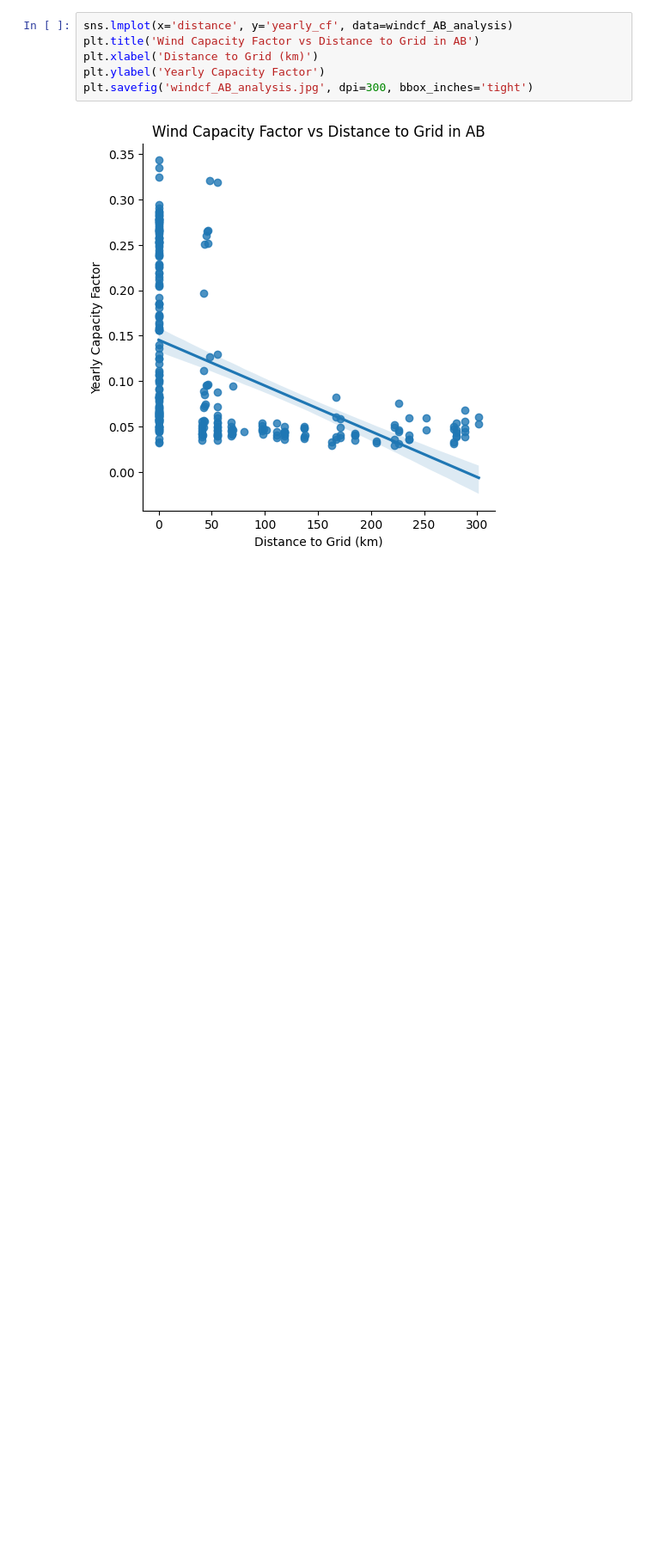
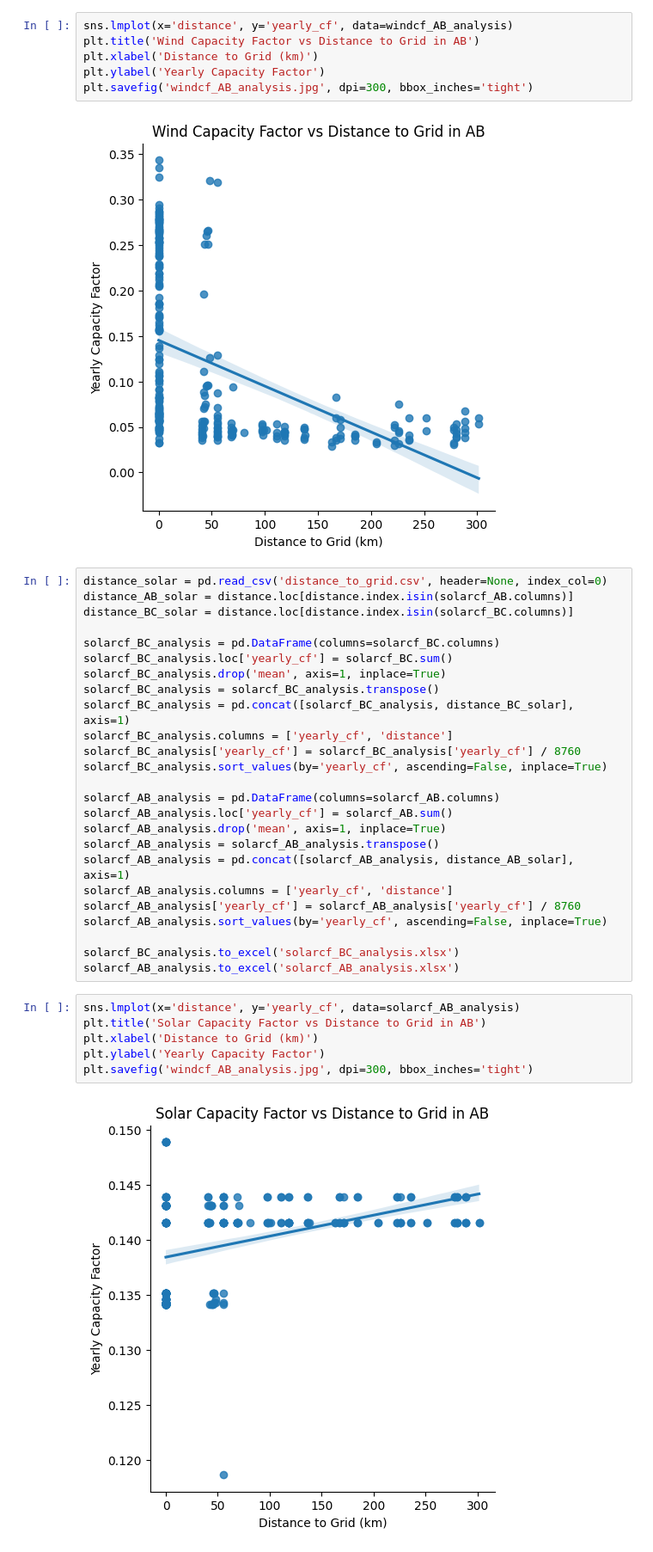
Before and after one commit to smmiri/COPPER_improvement, a Jupyter notebook: planning_postprocess/cf_stats.ipynb, the cells around one changed output. Shown: that part at 86% size. Saved outputs shown, nothing was run; the diff lists cells and outputs as text; blank space fills up the shorter version.

```diff
--- a/planning_postprocess/cf_stats.ipynb
+++ b/planning_postprocess/cf_stats.ipynb
@@ -163,3 +165,36 @@ plt.ylabel('Yearly Capacity Factor')
 plt.savefig('windcf_AB_analysis.jpg', dpi=300, bbox_inches='tight')
 # %% [output]
 [figure]
+# %%
+distance_solar = pd.read_csv('distance_to_grid.csv', header=None, index_col=0)
+distance_AB_solar = distance.loc[distance.index.isin(solarcf_AB.columns)]
+distance_BC_solar = distance.loc[distance.index.isin(solarcf_BC.columns)]
+
+solarcf_BC_analysis = pd.DataFrame(columns=solarcf_BC.columns)
+solarcf_BC_analysis.loc['yearly_cf'] = solarcf_BC.sum()
+solarcf_BC_analysis.drop('mean', axis=1, inplace=True)
+solarcf_BC_analysis = solarcf_BC_analysis.transpose()
+solarcf_BC_analysis = pd.concat([solarcf_BC_analysis, distance_BC_solar], axis=1)
+solarcf_BC_analysis.columns = ['yearly_cf', 'distance']
+solarcf_BC_analysis['yearly_cf'] = solarcf_BC_analysis['yearly_cf'] / 8760
+solarcf_BC_analysis.sort_values(by='yearly_cf', ascending=False, inplace=True)
+
+solarcf_AB_analysis = pd.DataFrame(columns=solarcf_AB.columns)
+solarcf_AB_analysis.loc['yearly_cf'] = solarcf_AB.sum()
+solarcf_AB_analysis.drop('mean', axis=1, inplace=True)
+solarcf_AB_analysis = solarcf_AB_analysis.transpose()
+solarcf_AB_analysis = pd.concat([solarcf_AB_analysis, distance_AB_solar], axis=1)
+solarcf_AB_analysis.columns = ['yearly_cf', 'distance']
+solarcf_AB_analysis['yearly_cf'] = solarcf_AB_analysis['yearly_cf'] / 8760
+solarcf_AB_analysis.sort_values(by='yearly_cf', ascending=False, inplace=True)
+
+solarcf_BC_analysis.to_excel('solarcf_BC_analysis.xlsx')
+solarcf_AB_analysis.to_excel('solarcf_AB_analysis.xlsx')
+# %%
+sns.lmplot(x='distance', y='yearly_cf', data=solarcf_AB_analysis)
+plt.title('Solar Capacity Factor vs Distance to Grid in AB')
+plt.xlabel('Distance to Grid (km)')
+plt.ylabel('Yearly Capacity Factor')
+plt.savefig('windcf_AB_analysis.jpg', dpi=300, bbox_inches='tight')
+# %% [output]
+[figure, added]
```
Also changed, not shown: parts of 3 cells of this notebook, 1 other file.
